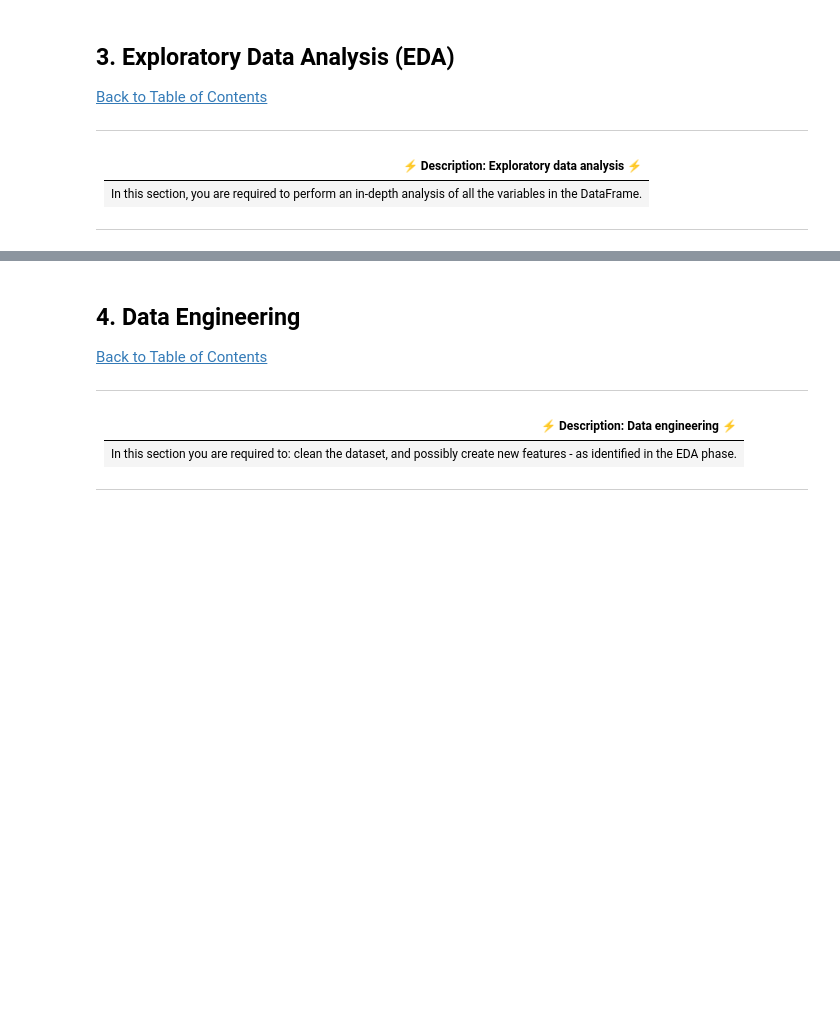
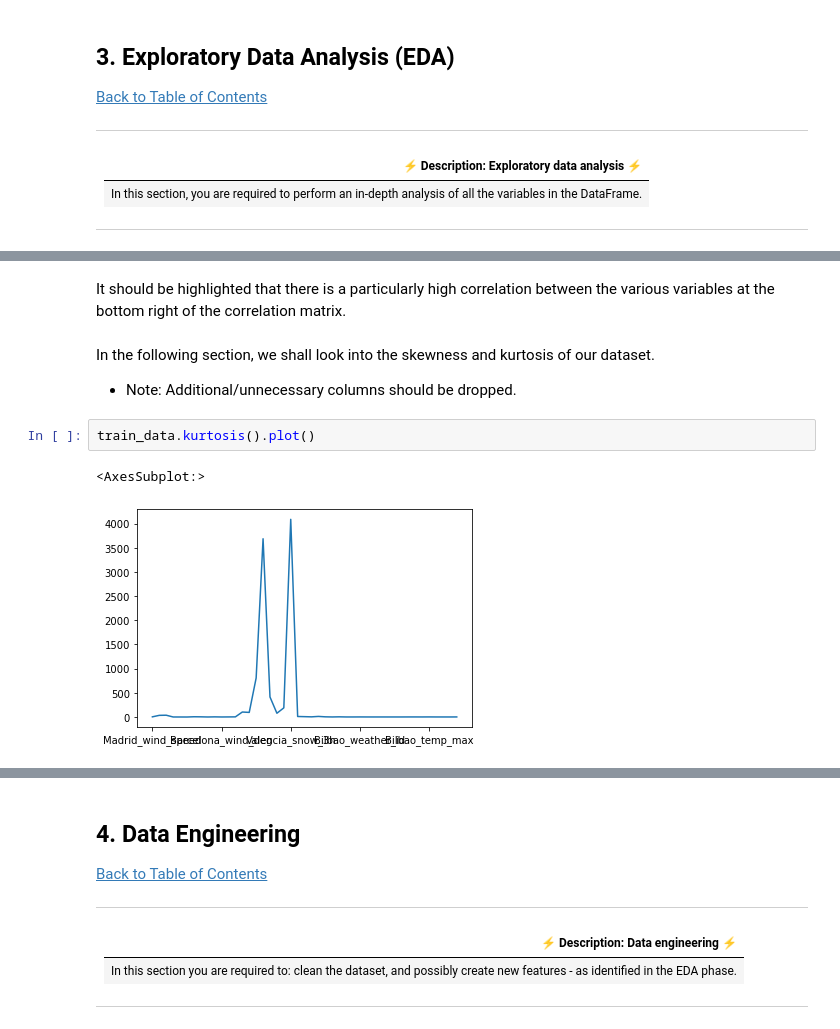
Before and after one commit to Explore-AI/load-shortfall-regression-predict-api, a Jupyter notebook: Exploratory Data Analysis/starter-notebook.ipynb, the cells around one changed output, grey strips where cells are left out. Drawn from its saved outputs; the diff is of its cells as text; blank space fills up the shorter version.

```diff
--- a/Exploratory Data Analysis/starter-notebook.ipynb
+++ b/Exploratory Data Analysis/starter-notebook.ipynb
@@ -181,0 +242,11 @@ dtype: int64
+# %% [markdown]
+It should be highlighted that there is a particularly high correlation between the various variables at the bottom right of the correlation matrix.
+# %% [markdown]
+In the following section, we shall look into the skewness and kurtosis of our dataset.
+
+- Note: Additional/unnecessary columns should be dropped.
+# %%
+train_data.kurtosis().plot()
+# %% [output]
+<AxesSubplot:>
+[figure, added]
```
Also changed, not shown: parts of 18 cells of this notebook.
